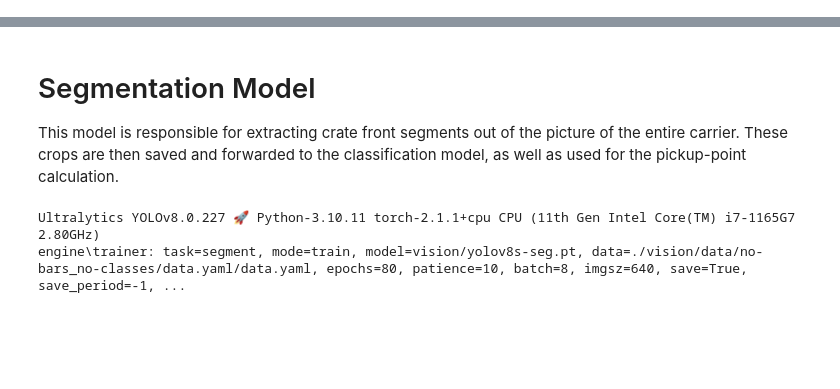
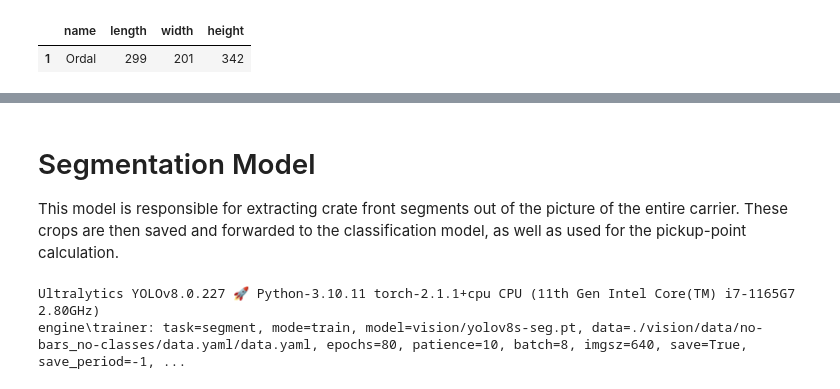
Before and after one commit to JimmyDanger12/colruyt-destack, a Jupyter notebook: vision.ipynb, the cells around one changed output, grey strips where cells are left out. Drawn from its saved outputs; the diff is of its cells as text; code cells hidden in the pictures; blank space fills up the shorter version.

```diff
--- a/vision.ipynb
+++ b/vision.ipynb
@@ -334,0 +326,20 @@ Robot_point: (0.19964, -1.00784, -0.31404, 6.78037, 3.43819, 2.81959)
+# %%
+crate_dims = pd.read_csv("vision/data/crate_sizes.csv")
+
+coords = [[1,2,1,0,0,0],
+          [1,2,1,0,0,0],
+          [1,2,1.35,0,0,0],
+          [1,1.5,2,0,0,0]]
+
+def calc_3d_distance(a,b):
+    x1,y1,z1 = a
+    x2,y2,z2 = b
+    distance = math.sqrt((x2 - x1)**2 + (y2 - y1)**2 + (z2 - z1)**2)
+    return distance
+
+crate_height = calc_3d_distance(coords[0][:3],coords[2][:3])
+a = crate_dims.iloc[(crate_dims["height"]/1000 - crate_height).abs().argsort()[:1]]
+a
+# %% [output]
+|  | name | length | width | height |
+| 1 | Ordal | 299 | 201 | 342 |
```
Also changed, not shown: parts of 7 cells of this notebook, 2 other files.
